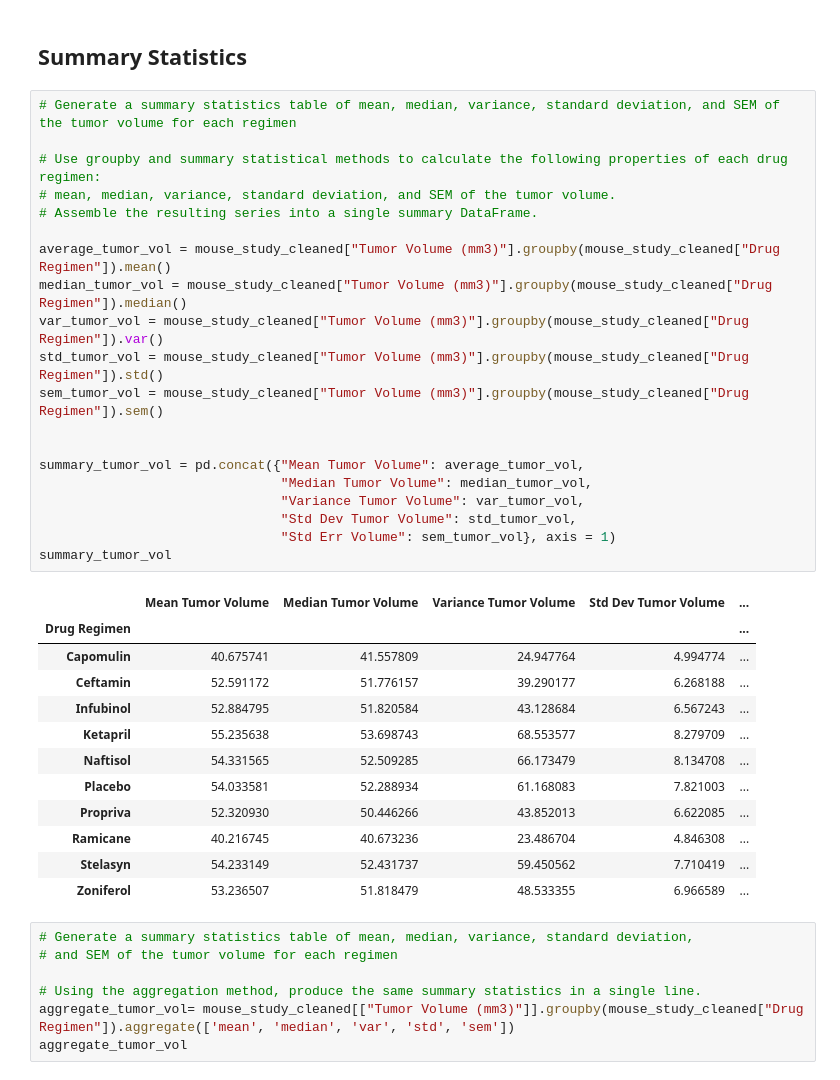
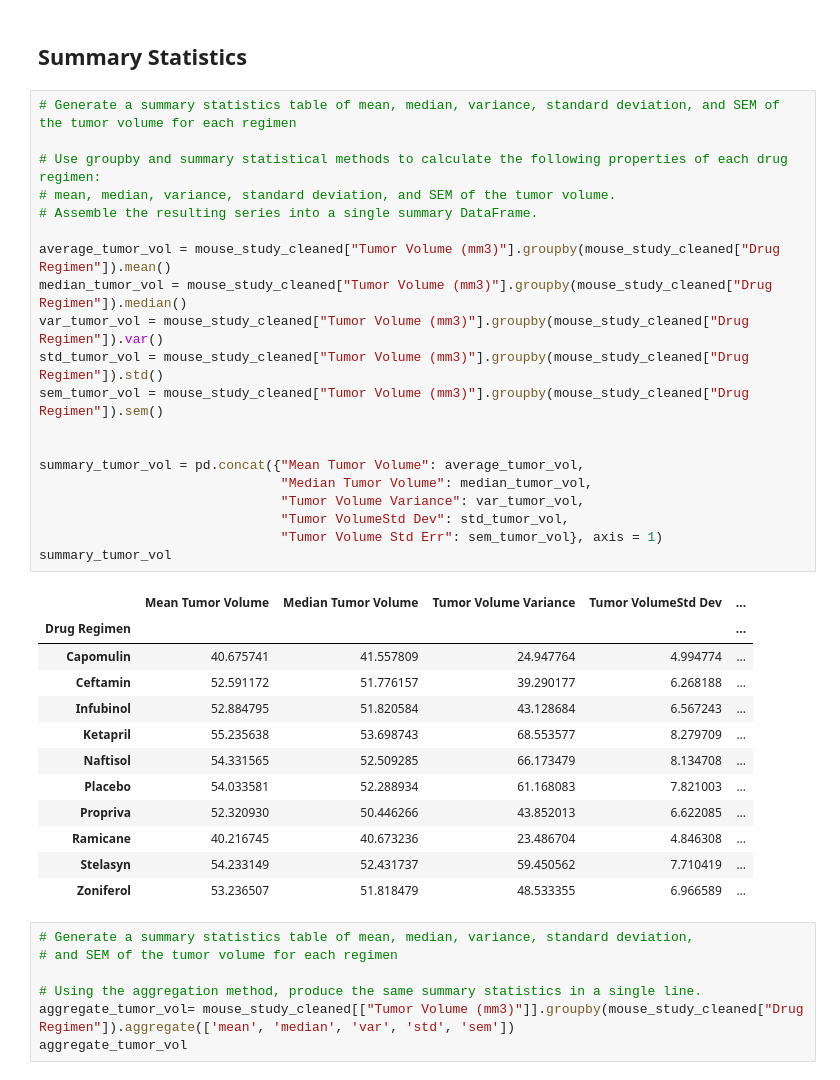
Before and after one commit to cghosh2022/Module_5_Challenge, a Jupyter notebook: Pymaceuticals/pymaceuticals_starter.ipynb, the cells around one changed output. Drawn from its saved outputs; the diff is of its cells as text.

```diff
--- a/Pymaceuticals/pymaceuticals_starter.ipynb
+++ b/Pymaceuticals/pymaceuticals_starter.ipynb
@@ -88,25 +88,25 @@ mice_number_cleaned
 # %%
 # Generate a summary statistics table of mean, median, variance, standard deviation, and SEM of the tumor volume for each regimen
 
 # Use groupby and summary statistical methods to calculate the following properties of each drug regimen:
 # mean, median, variance, standard deviation, and SEM of the tumor volume.
 # Assemble the resulting series into a single summary DataFrame.
 
 average_tumor_vol = mouse_study_cleaned["Tumor Volume (mm3)"].groupby(mouse_study_cleaned["Drug Regimen"]).mean()
 median_tumor_vol = mouse_study_cleaned["Tumor Volume (mm3)"].groupby(mouse_study_cleaned["Drug Regimen"]).median()
 var_tumor_vol = mouse_study_cleaned["Tumor Volume (mm3)"].groupby(mouse_study_cleaned["Drug Regimen"]).var()
 std_tumor_vol = mouse_study_cleaned["Tumor Volume (mm3)"].groupby(mouse_study_cleaned["Drug Regimen"]).std()
 sem_tumor_vol = mouse_study_cleaned["Tumor Volume (mm3)"].groupby(mouse_study_cleaned["Drug Regimen"]).sem()
 
 
 summary_tumor_vol = pd.concat({"Mean Tumor Volume": average_tumor_vol,
                                "Median Tumor Volume": median_tumor_vol,
-                               "Variance Tumor Volume": var_tumor_vol,
-                               "Std Dev Tumor Volume": std_tumor_vol,
-                               "Std Err Volume": sem_tumor_vol}, axis = 1)
+                               "Tumor Volume Variance": var_tumor_vol,
+                               "Tumor VolumeStd Dev": std_tumor_vol,
+                               "Tumor Volume Std Err": sem_tumor_vol}, axis = 1)
 summary_tumor_vol
 # %% [output]
-|  | Mean Tumor Volume | Median Tumor Volume | Variance Tumor Volume | Std Dev Tumor Volume | ... |
+|  | Mean Tumor Volume | Median Tumor Volume | Tumor Volume Variance | Tumor VolumeStd Dev | ... |
 | Drug Regimen |  |  |  |  | ... |
 | Capomulin | 40.675741 | 41.557809 | 24.947764 | 4.994774 | ... |
 | Ceftamin | 52.591172 | 51.776157 | 39.290177 | 6.268188 | ... |
```
Also changed, not shown: parts of 11 cells of this notebook.
